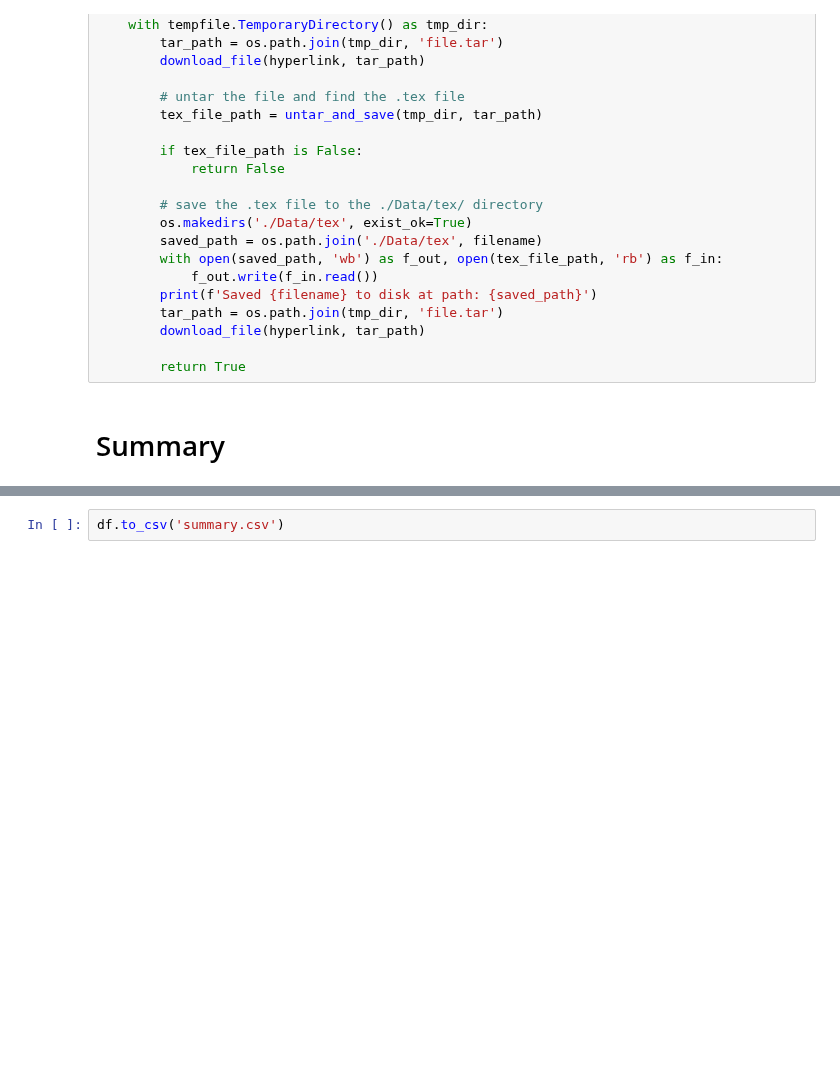
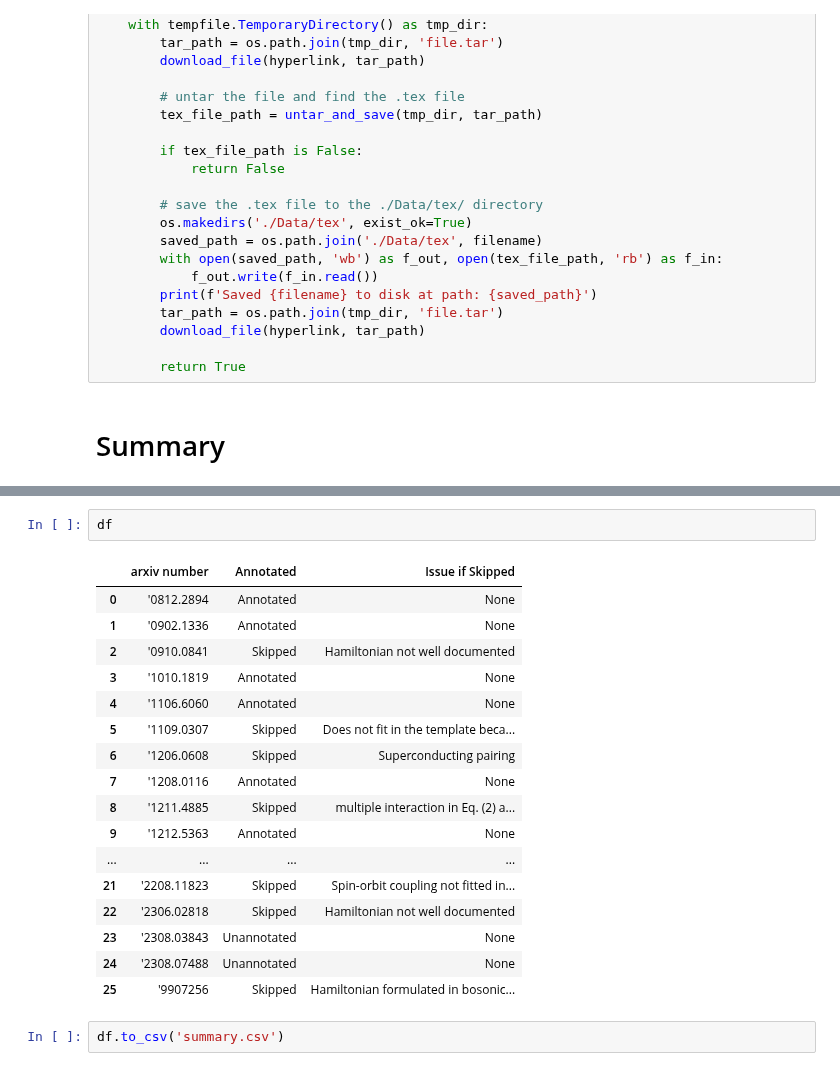
Before and after one commit to hainingpan/HartreeFock_GPT, a Jupyter notebook: utils.ipynb, the cells around one changed output, grey strips where cells are left out. Drawn from its saved outputs; the diff is of its cells as text; blank space fills up the shorter version.

```diff
--- a/utils.ipynb
+++ b/utils.ipynb
@@ -531,3 +543,23 @@ print(df)
+# %%
+df
+# %% [output]
+|  | arxiv number | Annotated | Issue if Skipped |
+| 0 | '0812.2894 | Annotated | None |
+| 1 | '0902.1336 | Annotated | None |
+| 2 | '0910.0841 | Skipped | Hamiltonian not well documented |
+| 3 | '1010.1819 | Annotated | None |
+| 4 | '1106.6060 | Annotated | None |
+| 5 | '1109.0307 | Skipped | Does not fit in the template beca... |
+| 6 | '1206.0608 | Skipped | Superconducting pairing |
+| 7 | '1208.0116 | Annotated | None |
+| 8 | '1211.4885 | Skipped | multiple interaction in Eq. (2) a... |
+| 9 | '1212.5363 | Annotated | None |
+| ... | ... | ... | ... |
+| 21 | '2208.11823 | Skipped | Spin-orbit coupling not fitted in... |
+| 22 | '2306.02818 | Skipped | Hamiltonian not well documented |
+| 23 | '2308.03843 | Unannotated | None |
+| 24 | '2308.07488 | Unannotated | None |
+| 25 | '9907256 | Skipped | Hamiltonian formulated in bosonic... |
 # %%
 df.to_csv('summary.csv')
 # %%
```
Also changed, not shown: parts of 4 cells of this notebook, 7 other files.
